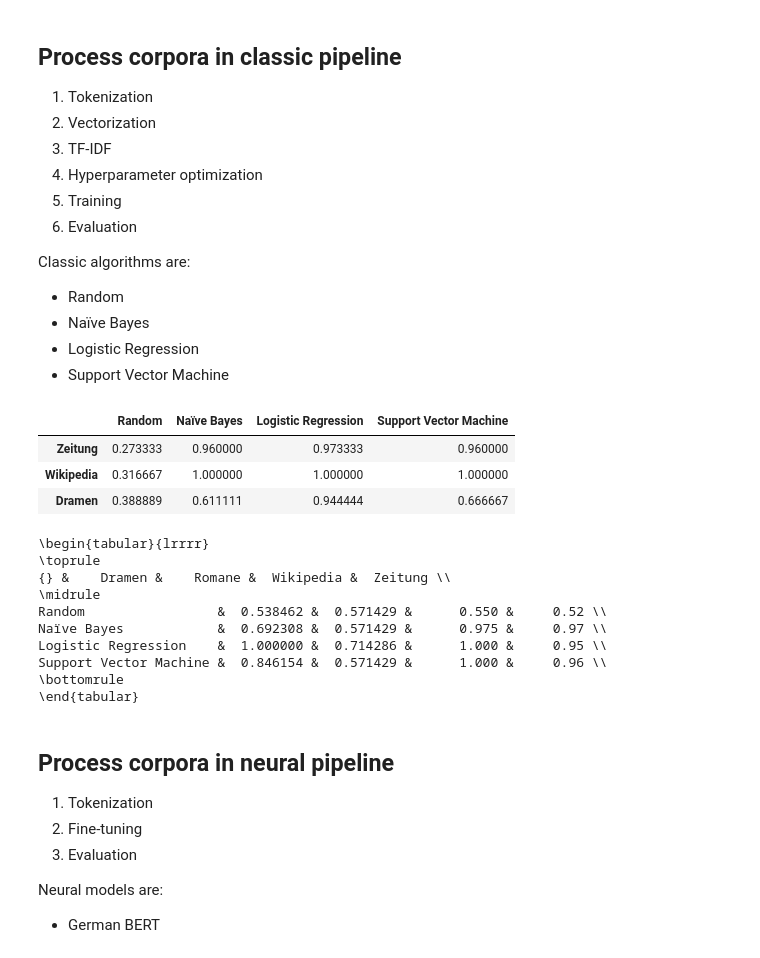
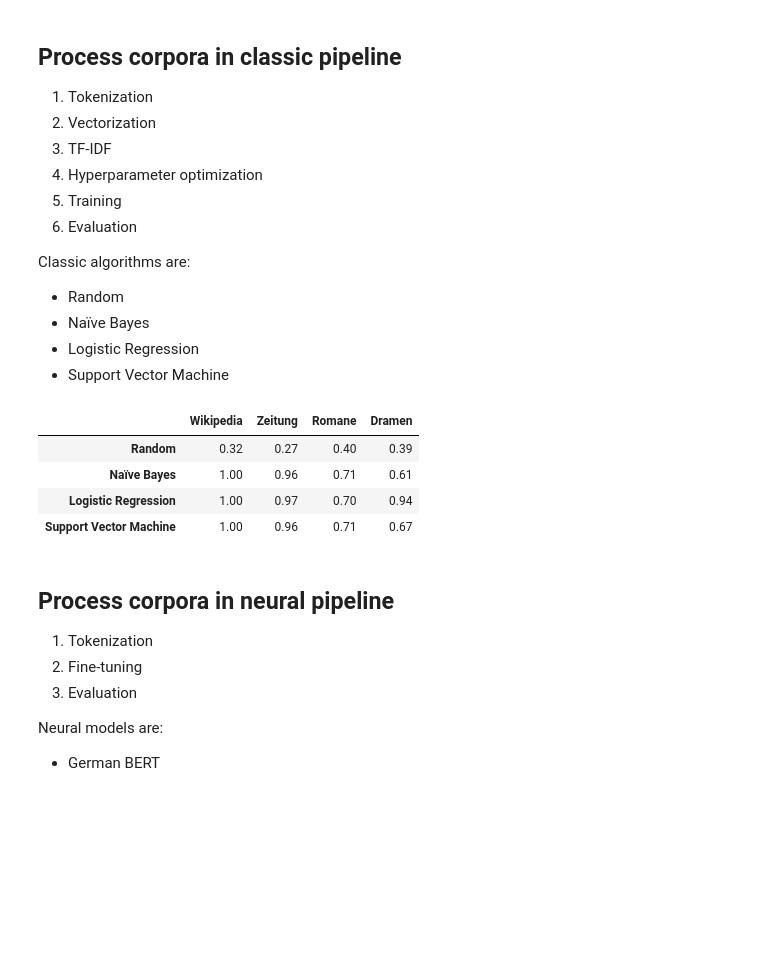
Before and after one commit to severinsimmler/classification, a Jupyter notebook: notebooks/Untitled.ipynb, the cells around one changed output. Saved outputs shown, nothing was run; the diff lists cells and outputs as text; code cells hidden in the pictures; blank space fills up the shorter version.

```diff
--- a/notebooks/Untitled.ipynb
+++ b/notebooks/Untitled.ipynb
@@ -24,31 +20,21 @@ Classic algorithms are:
 # %%
 scores = list()
 
-for corpus in {"wikipedia", "dramen", "zeitung"}:
+for corpus in {"wikipedia", "dramen", "zeitung", "romane"}:
     score = dict(classification.classic_pipeline(corpus, downsample=False))
     score = pd.Series(score)
     score.name = corpus.capitalize()
     scores.append(score)
 
-scores = pd.DataFrame(scores).round(2).T
+scores = pd.DataFrame(scores).round(4).T
-# %% [output]
-|  | Random | Naïve Bayes | Logistic Regression | Support Vector Machine |
-| Zeitung | 0.273333 | 0.960000 | 0.973333 | 0.960000 |
-| Wikipedia | 0.316667 | 1.000000 | 1.000000 | 1.000000 |
-| Dramen | 0.388889 | 0.611111 | 0.944444 | 0.666667 |
-# %%
-print(df.T.loc[:, ["Dramen", "Romane", "Wikipedia", "Zeitung"]].to_latex())
-# %% [output]
-\begin{tabular}{lrrrr}
-\toprule
-{} &    Dramen &    Romane &  Wikipedia &  Zeitung \\
-\midrule
-Random                 &  0.538462 &  0.571429 &      0.550 &     0.52 \\
-Naïve Bayes            &  0.692308 &  0.571429 &      0.975 &     0.97 \\
-Logistic Regression    &  1.000000 &  0.714286 &      1.000 &     0.95 \\
-Support Vector Machine &  0.846154 &  0.571429 &      1.000 &     0.96 \\
-\bottomrule
-\end{tabular}
+# %%
+scores
+# %% [output]
+|  | Wikipedia | Zeitung | Romane | Dramen |
+| Random | 0.32 | 0.27 | 0.40 | 0.39 |
+| Naïve Bayes | 1.00 | 0.96 | 0.71 | 0.61 |
+| Logistic Regression | 1.00 | 0.97 | 0.70 | 0.94 |
+| Support Vector Machine | 1.00 | 0.96 | 0.71 | 0.67 |
 # %% [markdown]
 ## Process corpora in neural pipeline
 
```
Also changed, not shown: parts of 6 cells of this notebook, 32 other files.
